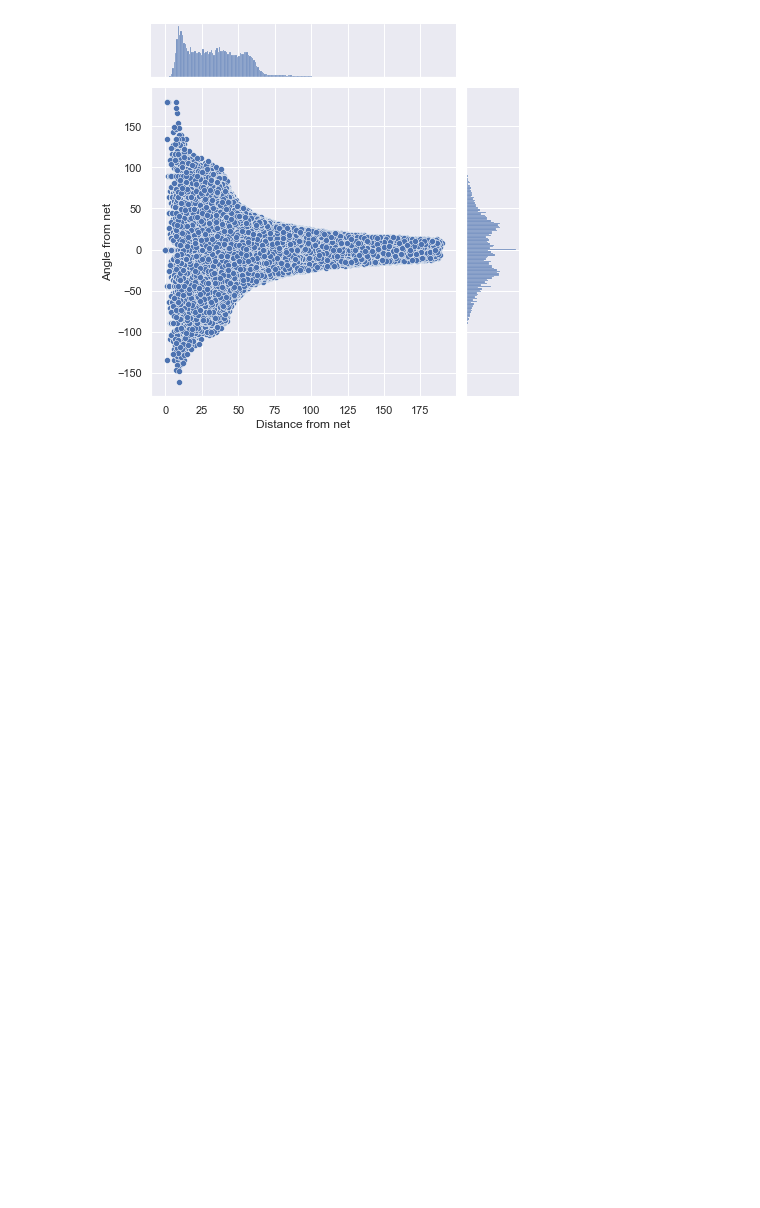
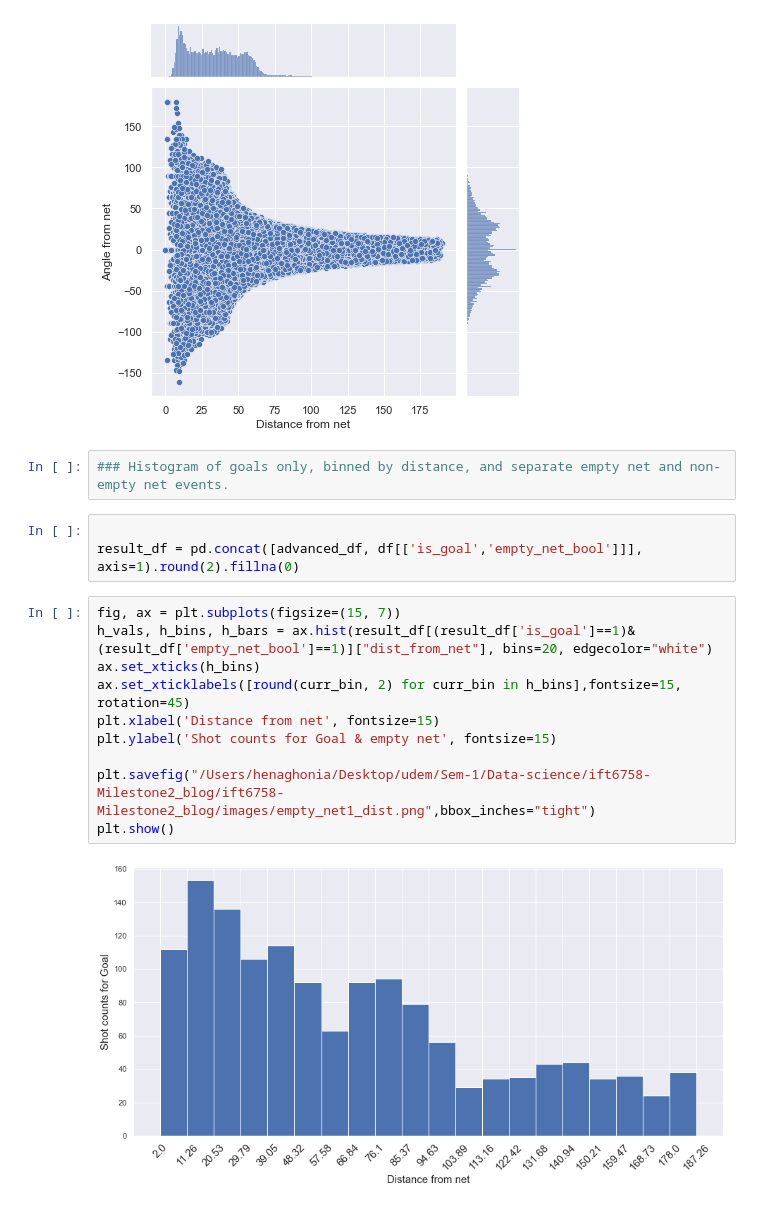
Before and after one commit to DS-IFT6750-project-collaboration/Hockey-all-star-analytics, a Jupyter notebook: Milestone2_Feature engineering(Q2,Q3).ipynb, the cells around one changed output. Saved outputs shown, nothing was run; the diff lists cells and outputs as text; blank space fills up the shorter version.

```diff
--- a/Milestone2_Feature engineering(Q2,Q3).ipynb
+++ b/Milestone2_Feature engineering(Q2,Q3).ipynb
@@ -448,3 +450,20 @@ plt.savefig("/Users/henaghonia/Desktop/udem/Sem-1/Data-science/ift6758-Milestone
 plt.show()
 # %% [output]
 [figure]
+# %%
+### Histogram of goals only, binned by distance, and separate empty net and non-empty net events.
+# %%
+
+result_df = pd.concat([advanced_df, df[['is_goal','empty_net_bool']]], axis=1).round(2).fillna(0)
+# %%
+fig, ax = plt.subplots(figsize=(15, 7))
+h_vals, h_bins, h_bars = ax.hist(result_df[(result_df['is_goal']==1)&(result_df['empty_net_bool']==1)]["dist_from_net"], bins=20, edgecolor="white")
+ax.set_xticks(h_bins)
+ax.set_xticklabels([round(curr_bin, 2) for curr_bin in h_bins],fontsize=15, rotation=45)
+plt.xlabel('Distance from net', fontsize=15)
+plt.ylabel('Shot counts for Goal & empty net', fontsize=15)
+
+plt.savefig("/Users/henaghonia/Desktop/udem/Sem-1/Data-science/ift6758-Milestone2_blog/ift6758-Milestone2_blog/images/empty_net1_dist.png",bbox_inches="tight")
+plt.show()
+# %% [output]
+[figure, added]
```
Also changed, not shown: parts of 6 cells of this notebook, 1 other file.
